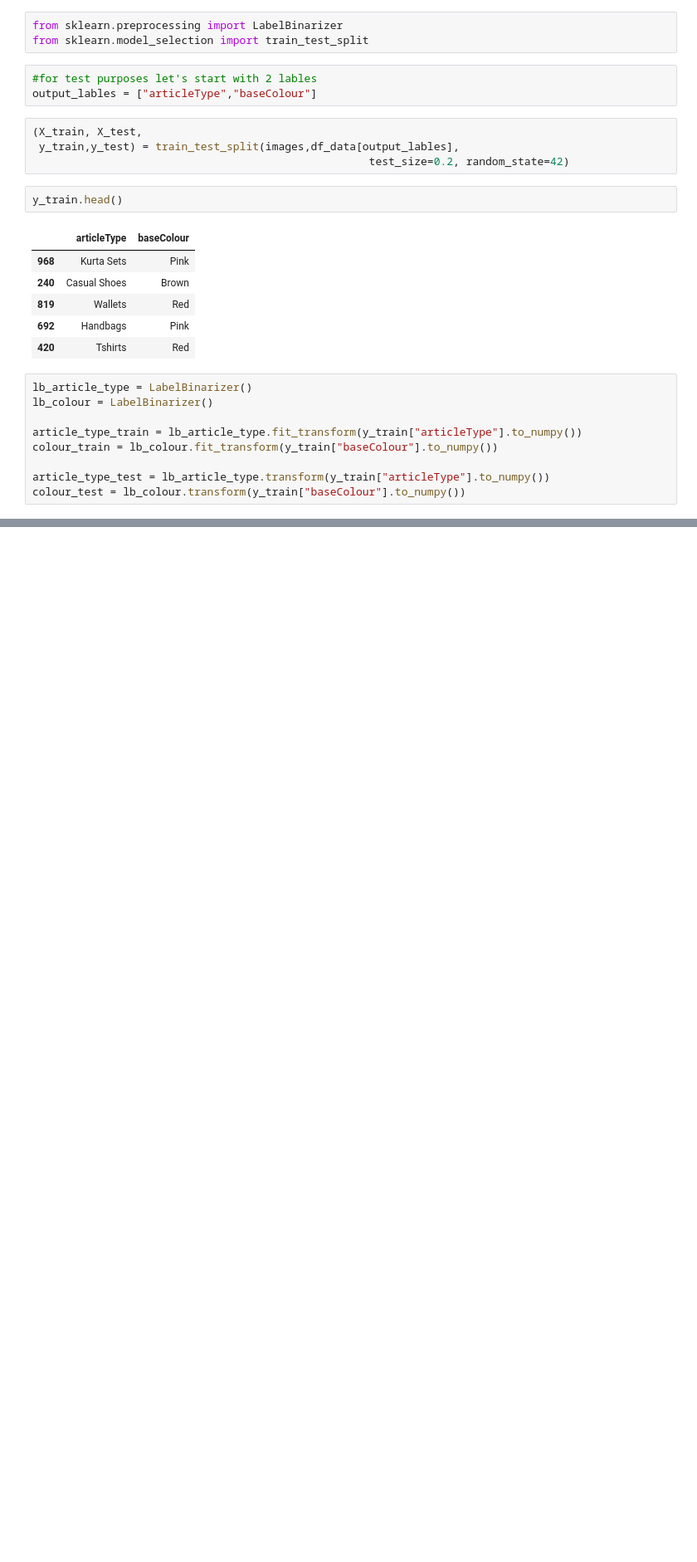
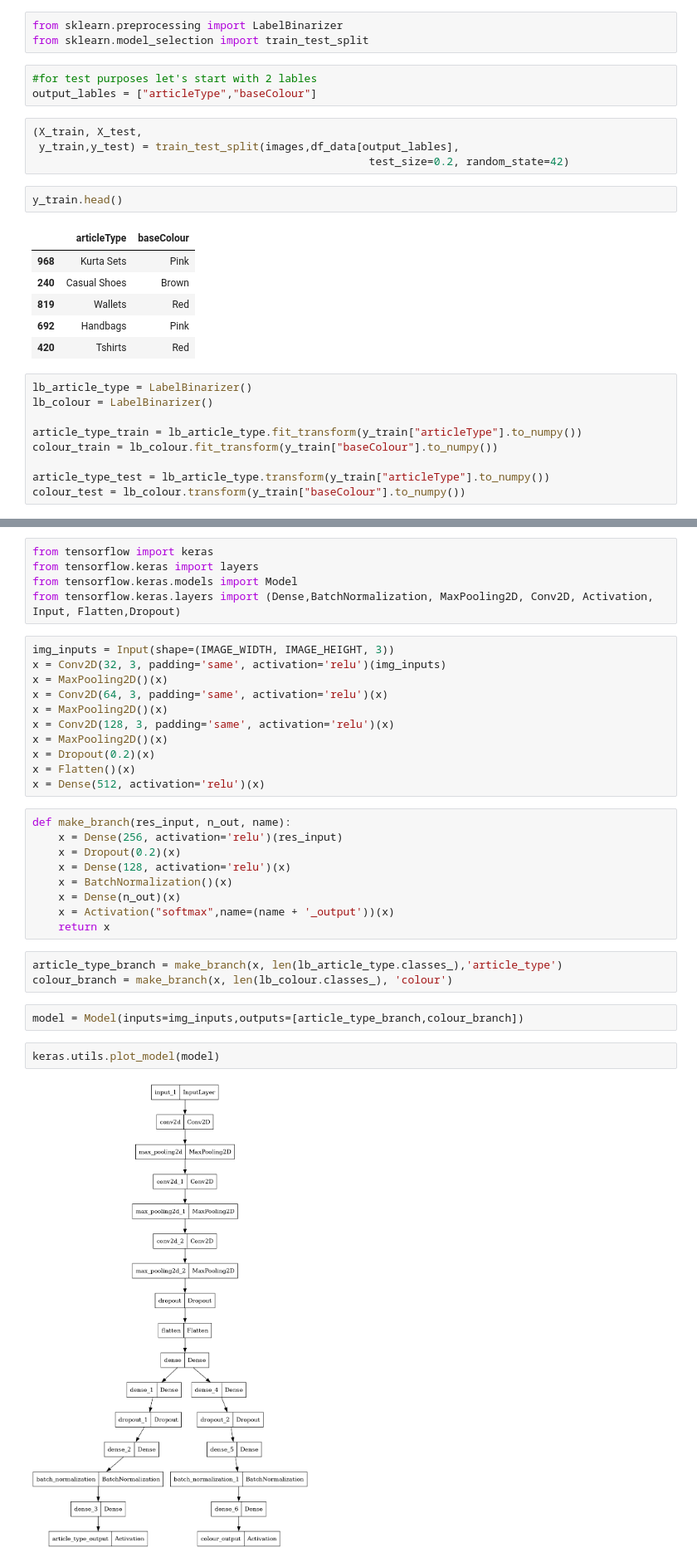
Before and after one commit to ihorkomarov/cloth_classifier, a Jupyter notebook: dataset_exploration.ipynb, the cells around one changed output, grey strips where cells are left out. Shown at 83% size. Cells and saved outputs as stored; diff of their text form; blank space fills up the shorter version.

Commit message:
first model try

```diff
--- a/dataset_exploration.ipynb
+++ b/dataset_exploration.ipynb
@@ -136,0 +154,34 @@ colour_test = lb_colour.transform(y_train["baseColour"].to_numpy())
+# %%
+from tensorflow import keras
+from tensorflow.keras import layers
+from tensorflow.keras.models import Model
+from tensorflow.keras.layers import (Dense,BatchNormalization, MaxPooling2D, Conv2D, Activation, Input, Flatten,Dropout)
+# %%
+img_inputs = Input(shape=(IMAGE_WIDTH, IMAGE_HEIGHT, 3))
+x = Conv2D(32, 3, padding='same', activation='relu')(img_inputs)
+x = MaxPooling2D()(x)
+x = Conv2D(64, 3, padding='same', activation='relu')(x)
+x = MaxPooling2D()(x)
+x = Conv2D(128, 3, padding='same', activation='relu')(x)
+x = MaxPooling2D()(x)
+x = Dropout(0.2)(x)
+x = Flatten()(x)
+x = Dense(512, activation='relu')(x)
+# %%
+def make_branch(res_input, n_out, name):
+    x = Dense(256, activation='relu')(res_input)
+    x = Dropout(0.2)(x)
+    x = Dense(128, activation='relu')(x)
+    x = BatchNormalization()(x)
+    x = Dense(n_out)(x)
+    x = Activation("softmax",name=(name + '_output'))(x)
+    return x
+# %%
+article_type_branch = make_branch(x, len(lb_article_type.classes_),'article_type')
+colour_branch = make_branch(x, len(lb_colour.classes_), 'colour')
+# %%
+model = Model(inputs=img_inputs,outputs=[article_type_branch,colour_branch])
+# %%
+keras.utils.plot_model(model)
+# %% [output]
+[figure, added]
```
Also changed, not shown: parts of 21 cells of this notebook, 1 other file.
